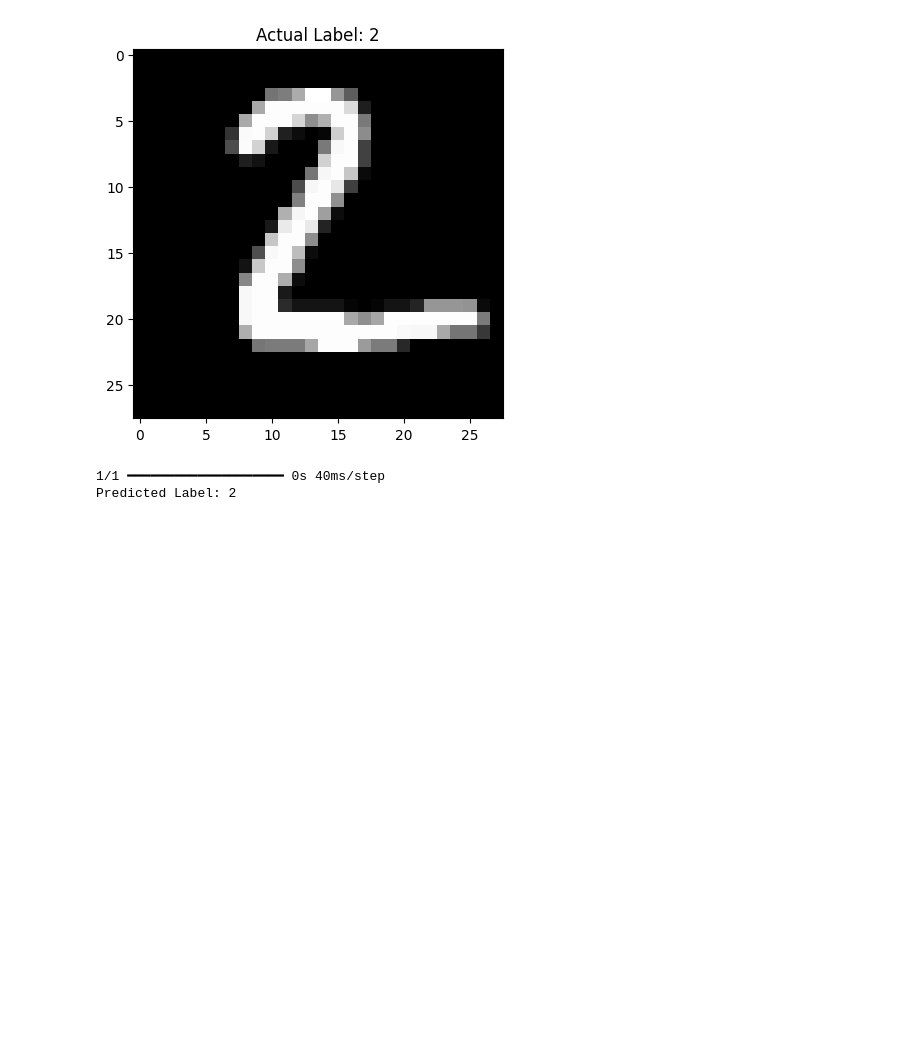
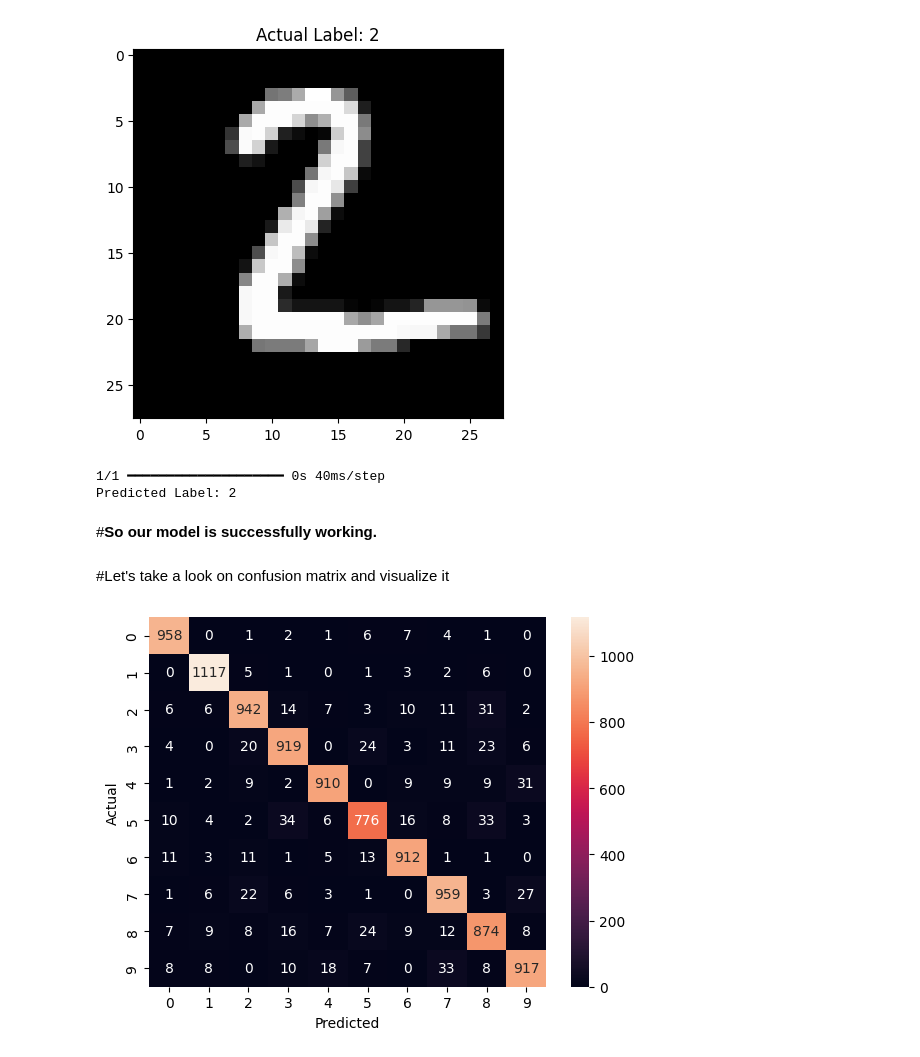
Before and after one commit to Numanur/data-science-ml, a Jupyter notebook: Deep_Learning.ipynb, the cells around one changed output. Drawn from its saved outputs; the diff is of its cells as text; code cells hidden in the pictures; blank space fills up the shorter version.

Commit message:
confusion matrix visualization

```diff
--- a/Deep_Learning.ipynb
+++ b/Deep_Learning.ipynb
@@ -139,3 +141,16 @@ print("Predicted Label:", np.argmax(prediction))
 # %% [output]
 1/1 ━━━━━━━━━━━━━━━━━━━━ 0s 40ms/step
 Predicted Label: 2
+# %% [markdown]
+#**So our model is successfully working.**
+# %% [markdown]
+#Let's take a look on confusion matrix and visualize it
+# %%
+cmt = confusion_matrix(labels=np.argmax(y_test, axis=1), predictions=np.argmax(y_pred, axis=1))
+# %%
+sns.heatmap(cmt, annot=True, fmt='d')
+plt.xlabel('Predicted')
+plt.ylabel('Actual')
+plt.show()
+# %% [output]
+[figure, added]
```
Also changed, not shown: parts of 1 cell of this notebook.
